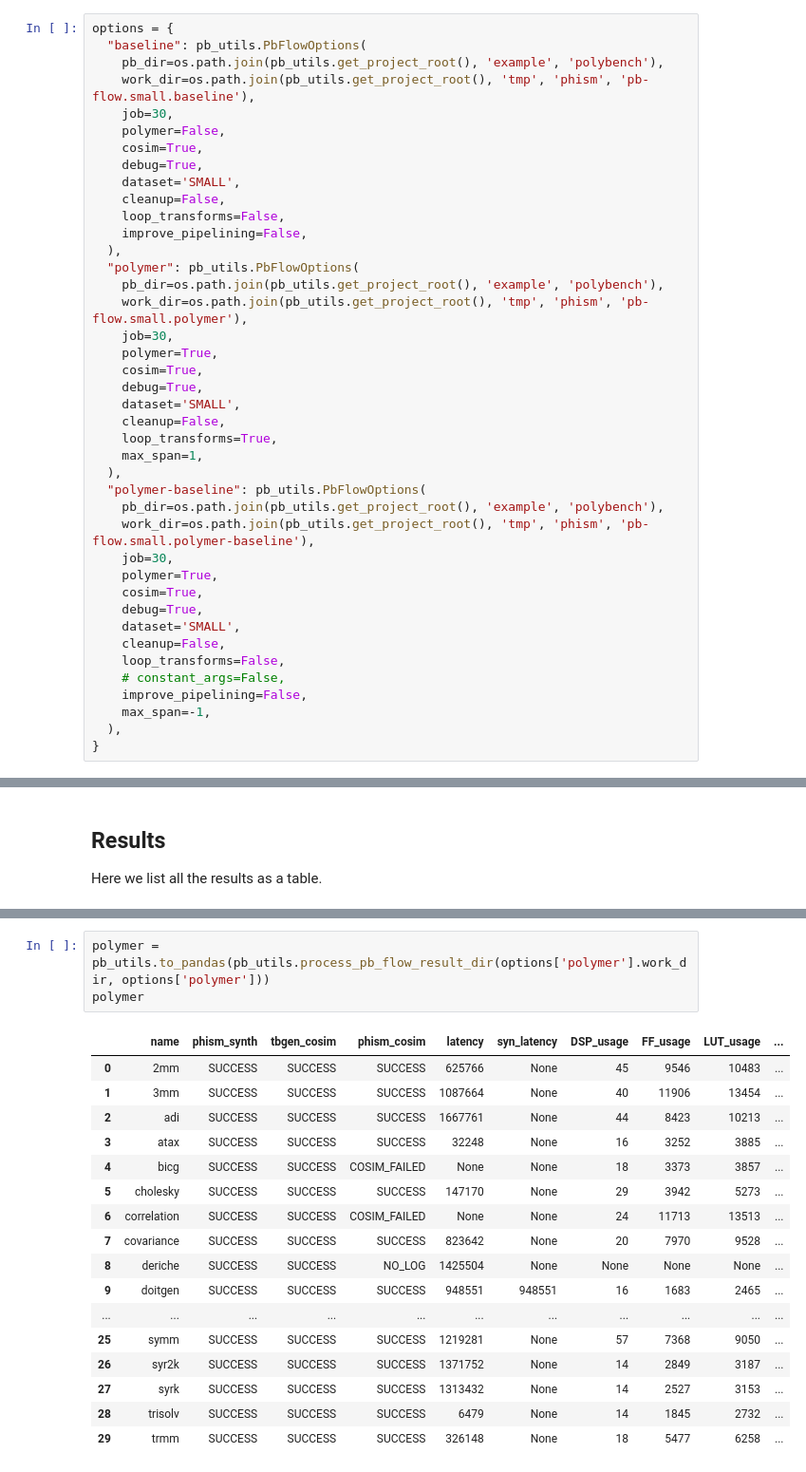
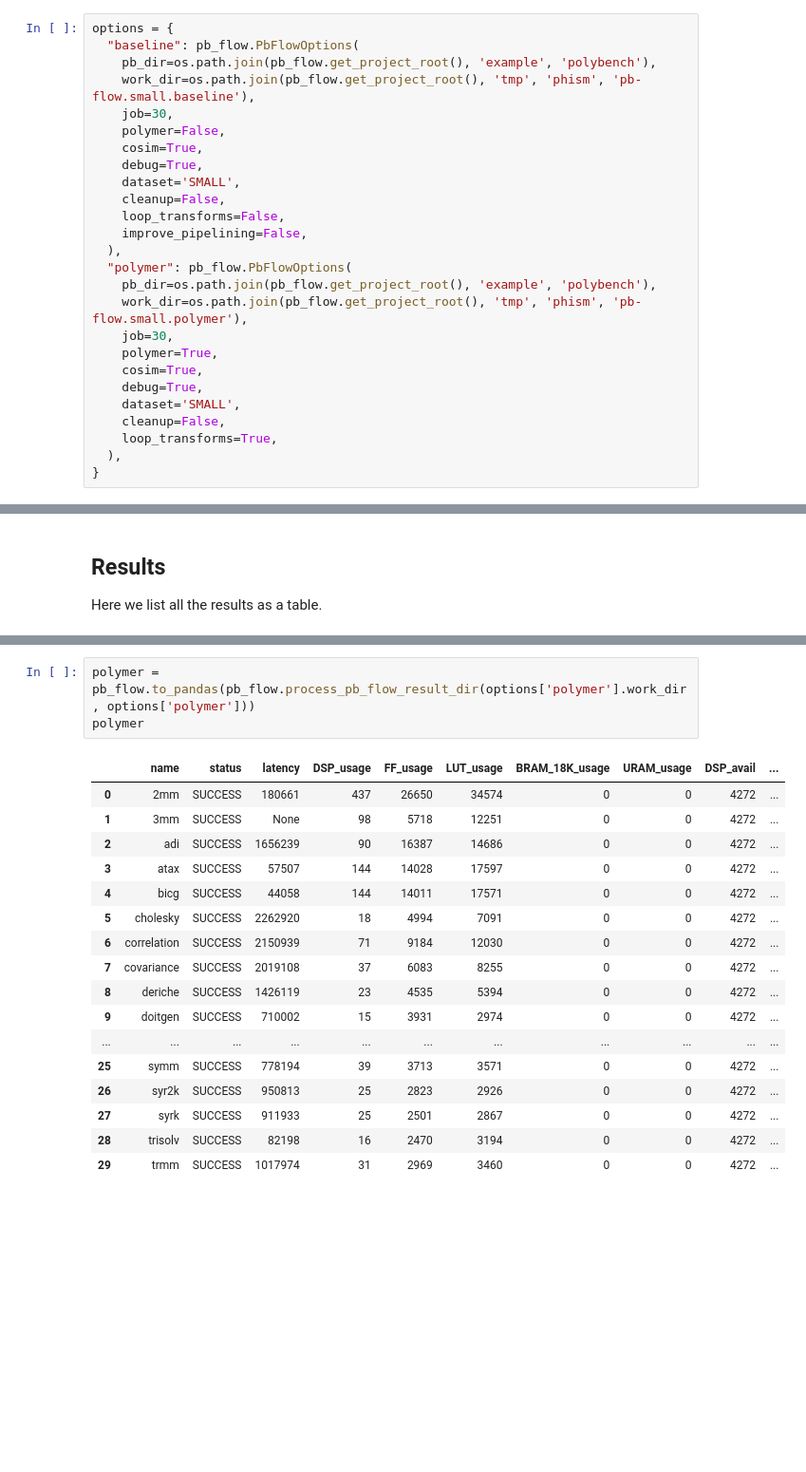
Before and after one commit to kumasento/polsca, a Jupyter notebook: notebooks/polybench-small-results.ipynb, the cells around one changed output, grey strips where cells are left out. Shown: that part at 95% size. Drawn from its saved outputs; the diff is of its cells as text; blank space fills up the shorter version.

Commit message:
SMALL results

```diff
--- a/notebooks/polybench-small-results.ipynb
+++ b/notebooks/polybench-small-results.ipynb
@@ -23,9 +26,9 @@ len(pb_utils.discover_examples('./example/polybench'))
 30
 # %%
 options = {
-  "baseline": pb_utils.PbFlowOptions(
-    pb_dir=os.path.join(pb_utils.get_project_root(), 'example', 'polybench'),
-    work_dir=os.path.join(pb_utils.get_project_root(), 'tmp', 'phism', 'pb-flow.small.baseline'),
+  "baseline": pb_flow.PbFlowOptions(
+    pb_dir=os.path.join(pb_flow.get_project_root(), 'example', 'polybench'),
+    work_dir=os.path.join(pb_flow.get_project_root(), 'tmp', 'phism', 'pb-flow.small.baseline'),
     job=30,
     polymer=False,
     cosim=True,
@@ -35,9 +38,9 @@ options = {
     loop_transforms=False,
     improve_pipelining=False,
   ),
-  "polymer": pb_utils.PbFlowOptions(
-    pb_dir=os.path.join(pb_utils.get_project_root(), 'example', 'polybench'),
-    work_dir=os.path.join(pb_utils.get_project_root(), 'tmp', 'phism', 'pb-flow.small.polymer'),
+  "polymer": pb_flow.PbFlowOptions(
+    pb_dir=os.path.join(pb_flow.get_project_root(), 'example', 'polybench'),
+    work_dir=os.path.join(pb_flow.get_project_root(), 'tmp', 'phism', 'pb-flow.small.polymer'),
     job=30,
     polymer=True,
     cosim=True,
@@ -45,21 +48,6 @@ options = {
     dataset='SMALL',
     cleanup=False,
     loop_transforms=True,
-    max_span=1,
-  ),
-  "polymer-baseline": pb_utils.PbFlowOptions(
-    pb_dir=os.path.join(pb_utils.get_project_root(), 'example', 'polybench'),
-    work_dir=os.path.join(pb_utils.get_project_root(), 'tmp', 'phism', 'pb-flow.small.polymer-baseline'),
-    job=30,
-    polymer=True,
-    cosim=True,
-    debug=True,
-    dataset='SMALL',
-    cleanup=False,
-    loop_transforms=False,
-    # constant_args=False,
-    improve_pipelining=False,
-    max_span=-1,
   ),
 }
 # %% [markdown]
@@ -152,24 +138,24 @@ baseline
 # %%
-polymer = pb_utils.to_pandas(pb_utils.process_pb_flow_result_dir(options['polymer'].work_dir, options['polymer']))
+polymer = pb_flow.to_pandas(pb_flow.process_pb_flow_result_dir(options['polymer'].work_dir, options['polymer']))
 polymer
 # %% [output]
-|  | name | phism_synth | tbgen_cosim | phism_cosim | latency | syn_latency | DSP_usage | FF_usage | LUT_usage | ... |
-| 0 | 2mm | SUCCESS | SUCCESS | SUCCESS | 625766 | None | 45 | 9546 | 10483 | ... |
-| 1 | 3mm | SUCCESS | SUCCESS | SUCCESS | 1087664 | None | 40 | 11906 | 13454 | ... |
-| 2 | adi | SUCCESS | SUCCESS | SUCCESS | 1667761 | None | 44 | 8423 | 10213 | ... |
-| 3 | atax | SUCCESS | SUCCESS | SUCCESS | 32248 | None | 16 | 3252 | 3885 | ... |
-| 4 | bicg | SUCCESS | SUCCESS | COSIM_FAILED | None | None | 18 | 3373 | 3857 | ... |
-| 5 | cholesky | SUCCESS | SUCCESS | SUCCESS | 147170 | None | 29 | 3942 | 5273 | ... |
-| 6 | correlation | SUCCESS | SUCCESS | COSIM_FAILED | None | None | 24 | 11713 | 13513 | ... |
-| 7 | covariance | SUCCESS | SUCCESS | SUCCESS | 823642 | None | 20 | 7970 | 9528 | ... |
-| 8 | deriche | SUCCESS | SUCCESS | NO_LOG | 1425504 | None | None | None | None | ... |
-| 9 | doitgen | SUCCESS | SUCCESS | SUCCESS | 948551 | 948551 | 16 | 1683 | 2465 | ... |
+|  | name | status | latency | DSP_usage | FF_usage | LUT_usage | BRAM_18K_usage | URAM_usage | DSP_avail | ... |
+| 0 | 2mm | SUCCESS | 180661 | 437 | 26650 | 34574 | 0 | 0 | 4272 | ... |
+| 1 | 3mm | SUCCESS | None | 98 | 5718 | 12251 | 0 | 0 | 4272 | ... |
+| 2 | adi | SUCCESS | 1656239 | 90 | 16387 | 14686 | 0 | 0 | 4272 | ... |
+| 3 | atax | SUCCESS | 57507 | 144 | 14028 | 17597 | 0 | 0 | 4272 | ... |
+| 4 | bicg | SUCCESS | 44058 | 144 | 14011 | 17571 | 0 | 0 | 4272 | ... |
+| 5 | cholesky | SUCCESS | 2262920 | 18 | 4994 | 7091 | 0 | 0 | 4272 | ... |
+| 6 | correlation | SUCCESS | 2150939 | 71 | 9184 | 12030 | 0 | 0 | 4272 | ... |
+| 7 | covariance | SUCCESS | 2019108 | 37 | 6083 | 8255 | 0 | 0 | 4272 | ... |
+| 8 | deriche | SUCCESS | 1426119 | 23 | 4535 | 5394 | 0 | 0 | 4272 | ... |
+| 9 | doitgen | SUCCESS | 710002 | 15 | 3931 | 2974 | 0 | 0 | 4272 | ... |
 | ... | ... | ... | ... | ... | ... | ... | ... | ... | ... | ... |
-| 25 | symm | SUCCESS | SUCCESS | SUCCESS | 1219281 | None | 57 | 7368 | 9050 | ... |
-| 26 | syr2k | SUCCESS | SUCCESS | SUCCESS | 1371752 | None | 14 | 2849 | 3187 | ... |
-| 27 | syrk | SUCCESS | SUCCESS | SUCCESS | 1313432 | None | 14 | 2527 | 3153 | ... |
-| 28 | trisolv | SUCCESS | SUCCESS | SUCCESS | 6479 | None | 14 | 1845 | 2732 | ... |
-| 29 | trmm | SUCCESS | SUCCESS | SUCCESS | 326148 | None | 18 | 5477 | 6258 | ... |
+| 25 | symm | SUCCESS | 778194 | 39 | 3713 | 3571 | 0 | 0 | 4272 | ... |
+| 26 | syr2k | SUCCESS | 950813 | 25 | 2823 | 2926 | 0 | 0 | 4272 | ... |
+| 27 | syrk | SUCCESS | 911933 | 25 | 2501 | 2867 | 0 | 0 | 4272 | ... |
+| 28 | trisolv | SUCCESS | 82198 | 16 | 2470 | 3194 | 0 | 0 | 4272 | ... |
+| 29 | trmm | SUCCESS | 1017974 | 31 | 2969 | 3460 | 0 | 0 | 4272 | ... |
 # %%
 from collections import defaultdict
 
```
Also changed, not shown: parts of 12 cells of this notebook.
